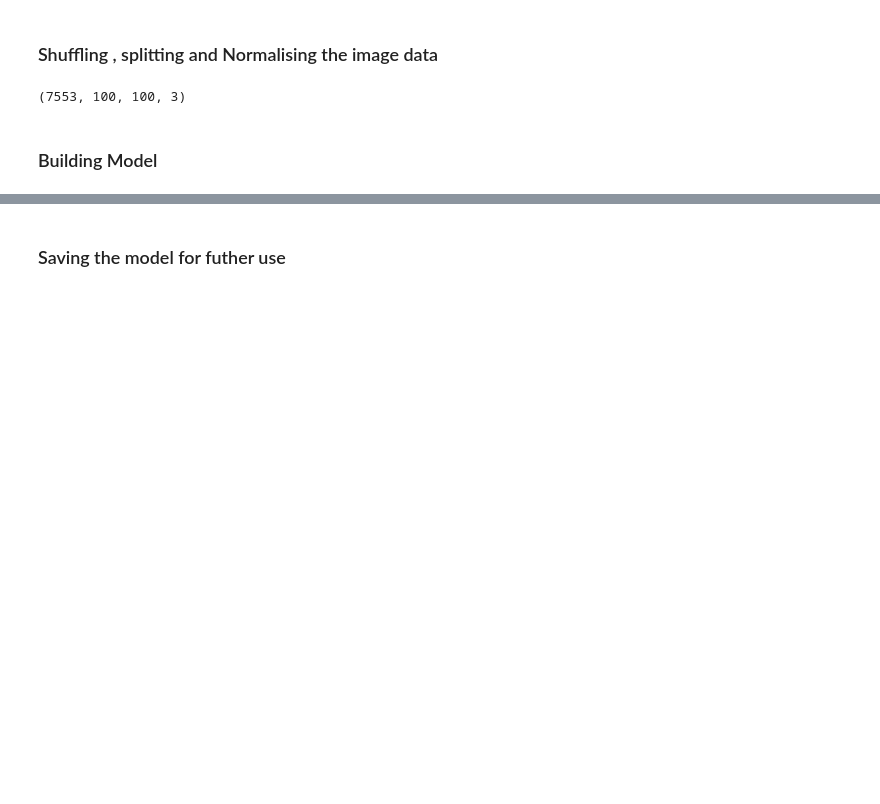
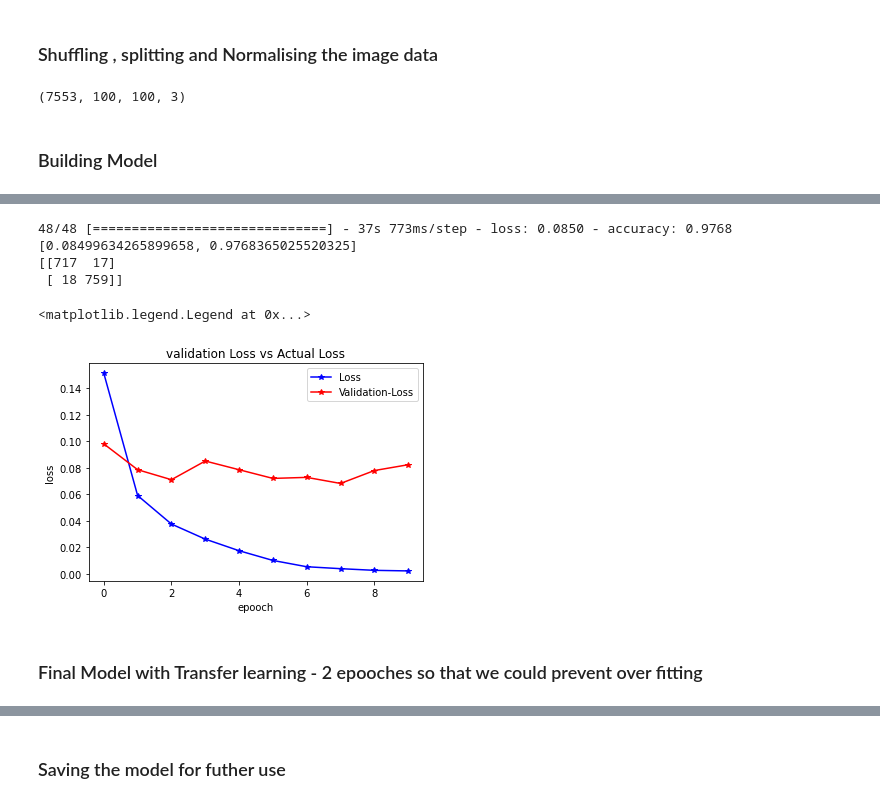
Before and after one commit to sreerajnambiar/mask_detection, a Jupyter notebook: Building_cnn_model.ipynb, the cells around one changed output, grey strips where cells are left out. Cells and saved outputs as stored; diff of their text form; code cells hidden in the pictures; blank space fills up the shorter version.

Commit message:
Version updated with transfer learning and new h5 model

```diff
--- a/Building_cnn_model.ipynb
+++ b/Building_cnn_model.ipynb
@@ -121,0 +132,12 @@ model.evaluate(test_x , test_y)
+# %%
+pretrained_model = tf.keras.applications.DenseNet121(input_shape=(100,100,3),include_top=False,weights='imagenet',pooling='avg')
+pretrained_model.trainable = False
+
+
+inputs_densenet  = pretrained_model.input
+fc_l  = tf.keras.layers.Dense(128, activation='relu')(pretrained_model.output)
+op_l = tf.keras.layers.Dense(2, activation='softmax')(fc_l)
+model = tf.keras.Model(inputs=inputs_densenet , outputs=op_l)
+model.compile(loss = 'categorical_crossentropy', optimizer='adam', metrics=['accuracy'])
+# %%
+his=model.fit(train_x, train_y, validation_split=0.2,  steps_per_epoch=100, epochs=10)
@@ -121,0 +165,22 @@ model.evaluate(test_x , test_y)
+# %%
+pred = model.predict(test_x)
+print(model.evaluate(test_x , test_y))
+print(confusion_matrix(np.argmax(pred,axis=1) , np.argmax(test_y , axis=1)))
+# %% [output]
+48/48 [==============================] - 37s 773ms/step - loss: 0.0850 - accuracy: 0.9768
+[0.08499634265899658, 0.9768365025520325]
+[[717  17]
+ [ 18 759]]
+# %%
+df = pd.DataFrame(his.history)
+plt.plot(df.loss, color = "b" , marker ="*" , label = "Loss")
+plt.plot(df.val_loss , color = "r" , marker ="*"  , label ="Validation-Loss")
+plt.title("validation Loss vs Actual Loss")
+plt.xlabel("epooch")
+plt.ylabel("loss")
+plt.legend()
+# %% [output]
+<matplotlib.legend.Legend at 0x...>
+[figure, added]
+# %% [markdown]
+### Final Model with Transfer learning - 2 epooches so that we could prevent over fitting
```
Also changed, not shown: parts of 13 cells of this notebook, 2 other files.
